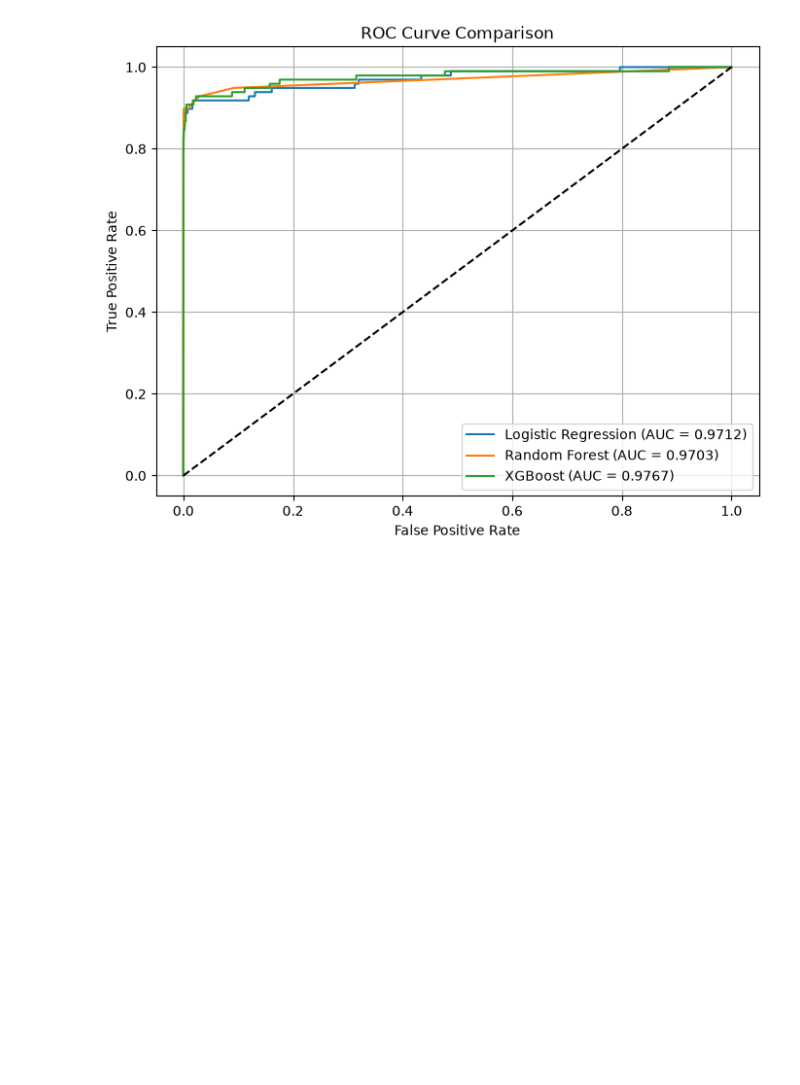
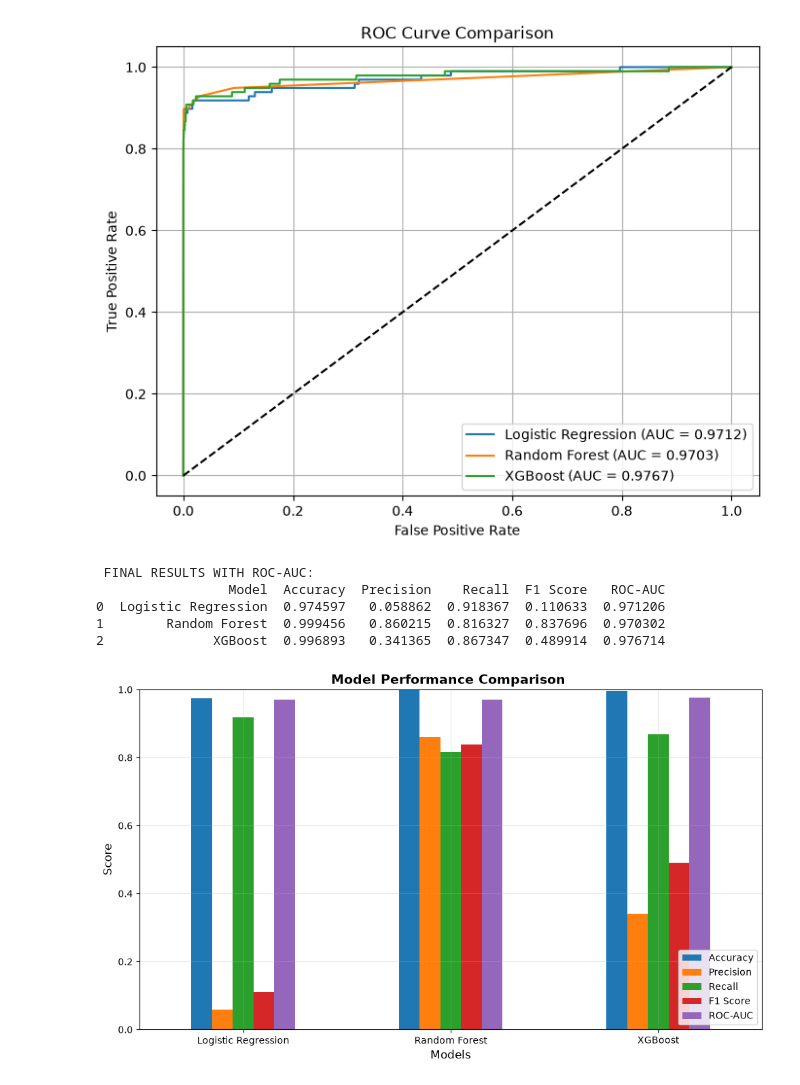
Before and after one commit to AbhishekPurbey02/fraud-detection-ml-system, a Jupyter notebook: notebooks/experiments/Experiment_02_Model_Comparison.ipynb, the cells around one changed output. Drawn from its saved outputs; the diff is of its cells as text; code cells hidden in the pictures; blank space fills up the shorter version.

```diff
--- a/notebooks/experiments/Experiment_02_Model_Comparison.ipynb
+++ b/notebooks/experiments/Experiment_02_Model_Comparison.ipynb
@@ -221,13 +221,73 @@ plt.show()
 # %% [output]
 [figure]
 # %%
-def evaluate_model(name, y_true, y_pred, y_prob):
-
+def evaluate_model_with_auc(name, y_true, y_pred, y_prob):
     return {
         "Model": name,
         "Accuracy": accuracy_score(y_true, y_pred),
         "Precision": precision_score(y_true, y_pred),
         "Recall": recall_score(y_true, y_pred),
         "F1 Score": f1_score(y_true, y_pred),
         "ROC-AUC": roc_auc_score(y_true, y_prob)
     }
+
+results_with_auc = []
+
+results_with_auc.append(
+    evaluate_model_with_auc(
+        "Logistic Regression",
+        y_test,
+        lr_pred,
+        lr_prob
+    )
+)
+
+results_with_auc.append(
+    evaluate_model_with_auc(
+        "Random Forest",
+        y_test,
+        rf_pred,
+        rf_prob
+    )
+)
+
+results_with_auc.append(
+    evaluate_model_with_auc(
+        "XGBoost",
+        y_test,
+        xgb_pred,
+        xgb_prob
+    )
+)
+
+results_df_final = pd.DataFrame(results_with_auc)
+
+print(" FINAL RESULTS WITH ROC-AUC:")
+print(results_df_final)
+
+import matplotlib.pyplot as plt
+
+metrics = ["Accuracy", "Precision", "Recall", "F1 Score", "ROC-AUC"]
+
+results_df_final.set_index("Model")[metrics].plot(
+    kind="bar",
+    figsize=(10, 6)
+)
+
+plt.title("Model Performance Comparison ", fontsize=14, fontweight='bold')
+plt.ylabel("Score", fontsize=12)
+plt.xlabel("Models", fontsize=12)
+plt.xticks(rotation=0)
+plt.ylim(0, 1)
+plt.legend(loc='lower right')
+plt.grid(True, alpha=0.3)
+
+plt.tight_layout()
+plt.show()
+# %% [output]
+ FINAL RESULTS WITH ROC-AUC:
+                 Model  Accuracy  Precision    Recall  F1 Score   ROC-AUC
+0  Logistic Regression  0.974597   0.058862  0.918367  0.110633  0.971206
+1        Random Forest  0.999456   0.860215  0.816327  0.837696  0.970302
+2              XGBoost  0.996893   0.341365  0.867347  0.489914  0.976714
+[figure, added]
```
